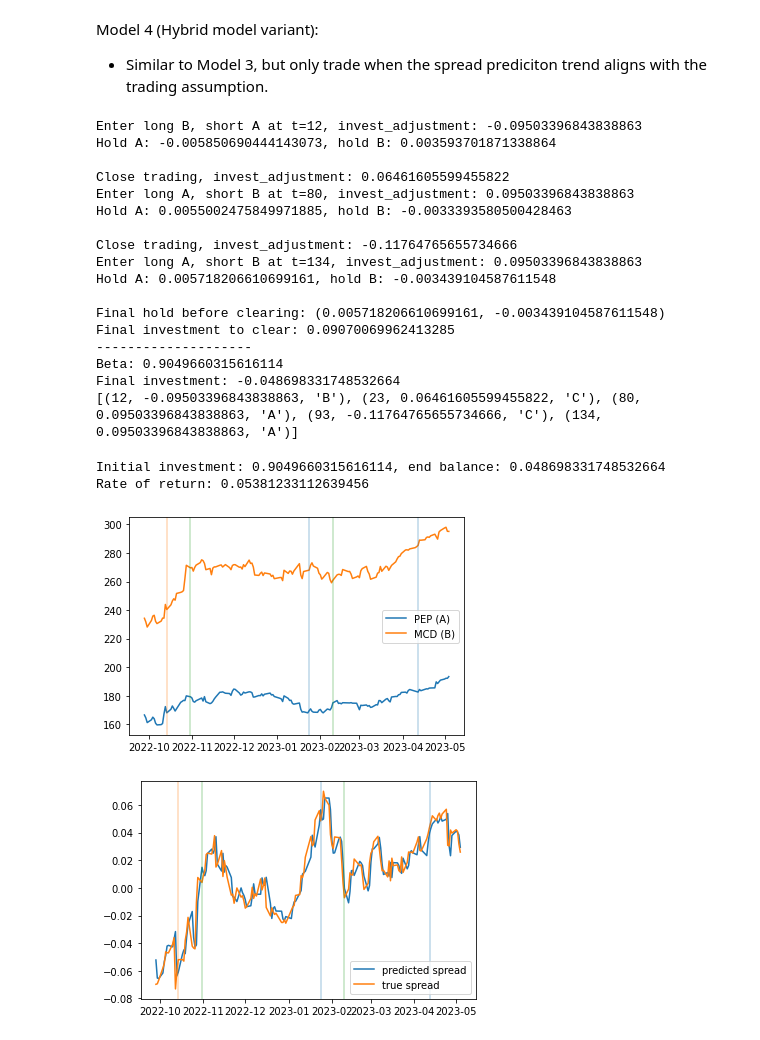
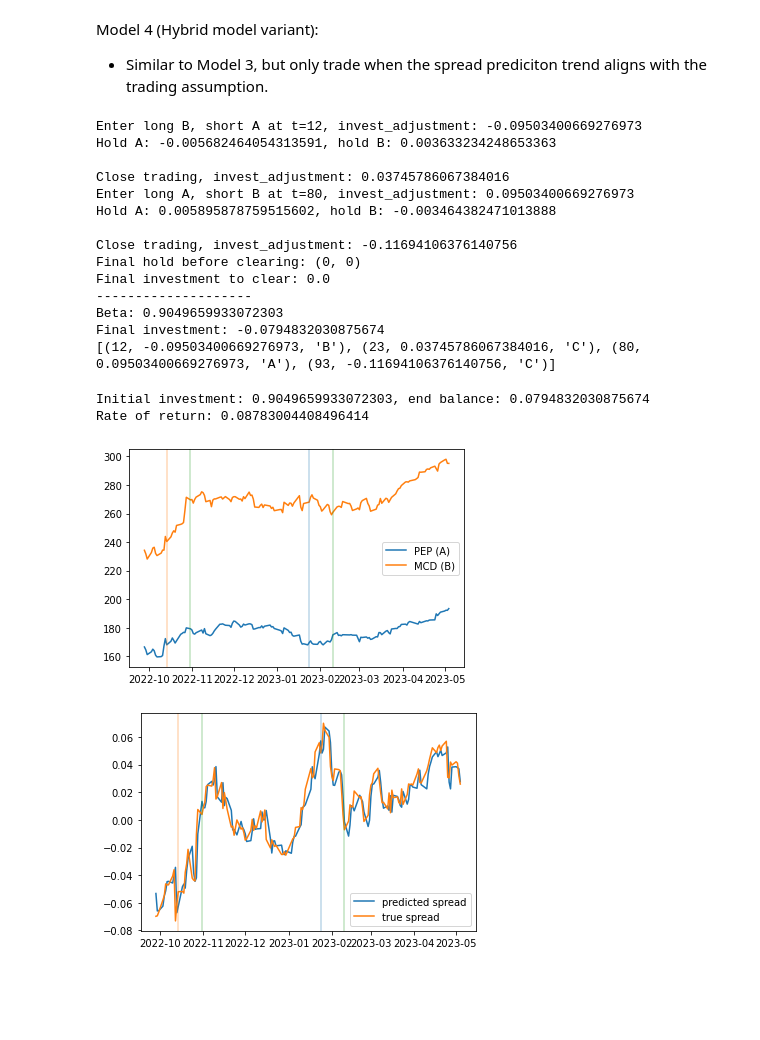
Before and after one commit to zichuan-scott-xu/pairs-trading-simulation, a Jupyter notebook: pairs-trading-scott.ipynb, the cells around one changed output. Cells and saved outputs as stored; diff of their text form; code cells hidden in the pictures; blank space fills up the shorter version.

```diff
--- a/pairs-trading-scott.ipynb
+++ b/pairs-trading-scott.ipynb
@@ -259,9 +259,11 @@ def simulate_standard_model(spread_pred, beta, mu, sigma, price_open_a, price_op
     return invest, histories
 
 
-num_train, num_test = len(y_train), len(y_test)
-mu, sigma = np.mean(spread[:num_train]), np.std(spread[:num_train])
-price_open_a, price_open_b = np.array(stock1_common['Open'])[num_train:], np.array(stock2_common['Open'])[num_train:]
+mu, sigma = np.mean(spread[:train_size]), np.std(spread[:train_size])
+print(mu)
+price_open_a, price_open_b = np.array(stock1_common['Open'])[train_size:], np.array(stock2_common['Open'])[train_size:]
+print(len(price_open_a))
+print(len(predictions))
 invest, histories = simulate_standard_model(predictions, beta, mu, sigma, price_open_a, price_open_b, price1[-1], price2[-1])
 print('-' * 20)
 print(f'Beta: {beta}')
@@ -377,9 +382,9 @@ def simulate_pure_spread_signal_model(spread_cur,
     return invest, histories
 
 
-num_train, num_test = len(y_train), len(y_test)
-price_open_a, price_open_b = np.array(stock1_common['Open'])[num_train:], np.array(stock2_common['Open'])[num_train:]
-spread_test_rolled = spread[num_train+30-1:-1]
+price_open_a, price_open_b = np.array(stock1_common['Open'])[train_size:], np.array(stock2_common['Open'])[train_size:]
+spread_test_rolled = spread[train_size-1:-1]
+print(len(spread_test_rolled), len(price_open_a), len(predictions))
 alpha_a, alpha_b = 0.3, 0.3
 invest, histories = simulate_pure_spread_signal_model(spread_test_rolled, predictions, beta, alpha_a, alpha_b,
                                             price_open_a, price_open_b, price1[-1], price2[-1])
@@ -494,9 +499,8 @@ def simulate_standard_model_2(spread_pred, beta, mu, sigma, price_open_a, price_
     return invest, histories
 
 
-num_train, num_test = len(y_train), len(y_test)
-mu, sigma = np.mean(spread[:num_train]), np.std(spread[:num_train])
-price_open_a, price_open_b = np.array(stock1_common['Open'])[num_train:], np.array(stock2_common['Open'])[num_train:]
+mu, sigma = np.mean(spread[:train_size]), np.std(spread[:train_size])
+price_open_a, price_open_b = np.array(stock1_common['Open'])[train_size:], np.array(stock2_common['Open'])[train_size:]
 invest, histories = simulate_standard_model_2(predictions, beta, mu, sigma, price_open_a, price_open_b, price1[-1], price2[-1])
 print('-' * 20)
 print(f'Beta: {beta}')
@@ -610,53 +614,50 @@ def simulate_standard_model_3( spread_cur, spread_pred, beta, mu, sigma, price_o
     return invest, histories
 
 
-mu, sigma = np.mean(labels), np.std(labels)
-num_train, num_test = len(y_train), len(y_test)
-price_open_a, price_open_b = np.array(stock1_common['Open'])[num_train:], np.array(stock2_common['Open'])[num_train:]
-spread_test_rolled = spread[num_train+30-1:-1]
+
+mu, sigma = np.mean(spread[:train_size]), np.std(spread[:train_size])
+price_open_a, price_open_b = np.array(stock1_common['Open'])[train_size:], np.array(stock2_common['Open'])[train_size:]
+spread_test_rolled = spread[train_size-1:-1]
 invest, histories = simulate_standard_model_3(spread_test_rolled, predictions, beta, mu, sigma, price_open_a, price_open_b, price1[-1], price2[-1])
 print('-' * 20)
 print(f'Beta: {beta}')
 print(f'Final investment: {invest}')
 print(histories)
 # %% [output]
-Enter long B, short A at t=12, invest_adjustment: -0.09503396843838863
-Hold A: -0.005850690444143073, hold B: 0.003593701871338864
+Enter long B, short A at t=12, invest_adjustment: -0.09503400669276973
+Hold A: -0.005682464054313591, hold B: 0.003633234248653363
 
-Close trading, invest_adjustment: 0.06461605599455822
-Enter long A, short B at t=80, invest_adjustment: 0.09503396843838863
-Hold A: 0.0055002475849971885, hold B: -0.0033393580500428463
+Close trading, invest_adjustment: 0.03745786067384016
+Enter long A, short B at t=80, invest_adjustment: 0.09503400669276973
+Hold A: 0.005895878759515602, hold B: -0.003464382471013888
 
-Close trading, invest_adjustment: -0.11764765655734666
-Enter long A, short B at t=134, invest_adjustment: 0.09503396843838863
-Hold A: 0.005718206610699161, hold B: -0.003439104587611548
-
-Final hold before clearing: (0.005718206610699161, -0.003439104587611548)
-Final investment to clear: 0.09070069962413285
+Close trading, invest_adjustment: -0.11694106376140756
+Final hold before clearing: (0, 0)
+Final investment to clear: 0.0
 --------------------
-Beta: 0.9049660315616114
-Final investment: -0.048698331748532664
-[(12, -0.09503396843838863, 'B'), (23, 0.06461605599455822, 'C'), (80, 0.09503396843838863, 'A'), (93, -0.11764765655734666, 'C'), (134, 0.09503396843838863, 'A')]
+Beta: 0.9049659933072303
+Final investment: -0.0794832030875674
+[(12, -0.09503400669276973, 'B'), (23, 0.03745786067384016, 'C'), (80, 0.09503400669276973, 'A'), (93, -0.11694106376140756, 'C')]
 # %%
 analyze_history(histories, invest)
 # %% [output]
-Initial investment: 0.9049660315616114, end balance: 0.048698331748532664
-Rate of return: 0.05381233112639456
+Initial investment: 0.9049659933072303, end balance: 0.0794832030875674
+Rate of return: 0.08783004408496414
 # %%
 plt.figure()
-plt.plot(test_dates, price1[num_train+30:], label='PEP (A)')
-plt.plot(test_dates, price2[num_train+30:], label='MCD (B)')
+plt.plot(test_dates, price1[train_size:], label='PEP (A)')
+plt.plot(test_dates, price2[train_size:], label='MCD (B)')
 for t, invest_adj, long in histories:
     if long == 'A':
         plt.axvline(x=test_dates[t], color='C0', alpha=0.3)
     elif long == 'B':
         plt.axvline(x=test_dates[t], color='C1', alpha=0.3)
     elif long == 'C':
         plt.axvline(x=test_dates[t], color='C2', alpha=0.3)
 plt.legend()
 plt.show()
 # %% [output]
-[figure, old version]
+[figure, new version]
 # %%
 plt.figure()
 plt.plot(test_dates, predictions, label='predicted spread')
@@ -671,4 +672,4 @@ for t, invest_adj, long in histories:
 plt.legend()
 plt.show()
 # %% [output]
-[figure, old version]
+[figure, new version]
```
Also changed, not shown: parts of 16 cells of this notebook.
